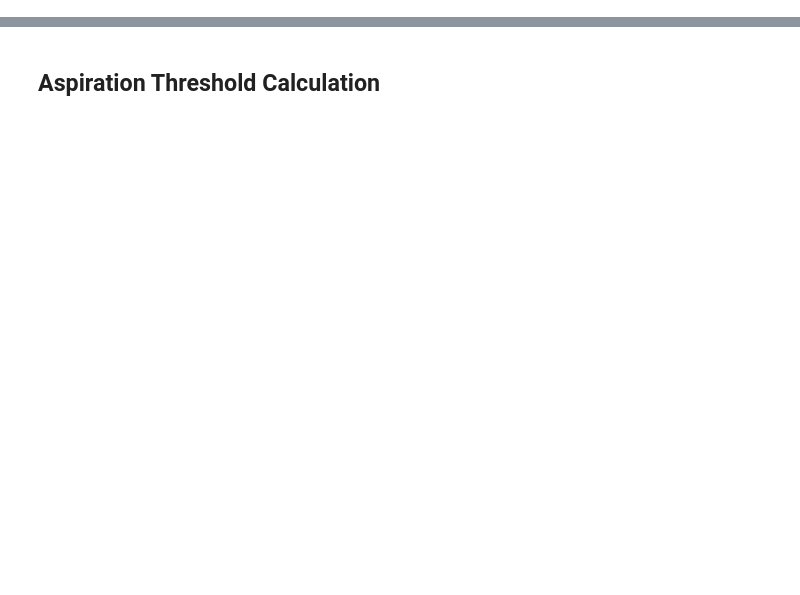
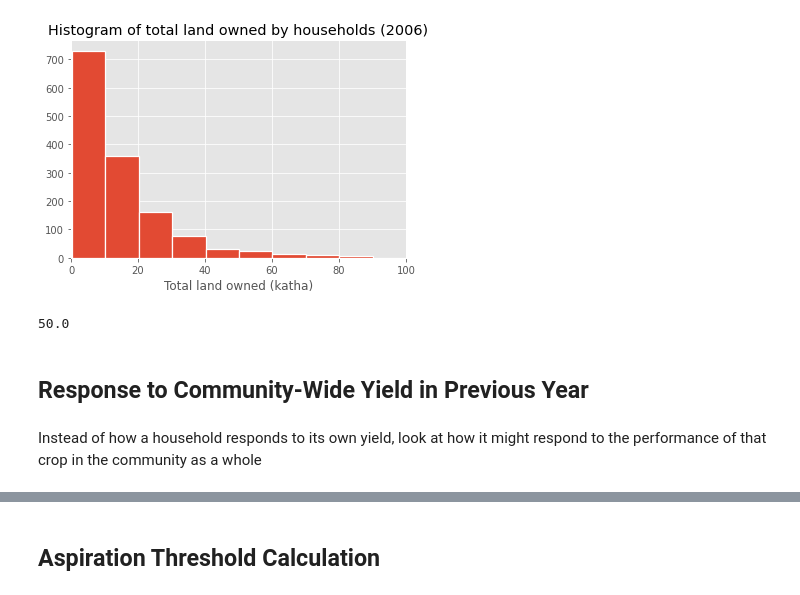
Before and after one commit to nchoquettelevy/NepalFarmerDataAnalysis, a Jupyter notebook: Chitwan.ipynb, the cells around one changed output, grey strips where cells are left out. Cells and saved outputs as stored; diff of their text form; code cells hidden in the pictures; blank space fills up the shorter version.

```diff
--- a/Chitwan.ipynb
+++ b/Chitwan.ipynb
@@ -8,0 +147,24 @@ from sklearn import linear_model
+# %%
+# Total land area data
+land_cvfs = raw_cvfs.filter(regex='A10_64',axis=1).astype(float)
+land_cvfs.replace([999,0],math.nan,inplace=True)
+
+land_array = land_cvfs.values
+land_array = land_array[~np.isnan(land_array)]
+
+fig,ax = plt.subplots()
+ax.hist(land_array,bins=20,edgecolor='white',linewidth=1.25);
+ax.set_xlim((0,100));
+ax.set_title('Histogram of total land owned by households (2006)');
+ax.set_xlabel('Total land owned (katha)');
+# %% [output]
+[figure, added]
+# %%
+# To use as a threshold for large land holdings
+np.quantile(land_array,0.95)
+# %% [output]
+50.0
+# %% [markdown]
+## Response to Community-Wide Yield in Previous Year
+# %% [markdown]
+Instead of how a household responds to its own yield, look at how it might respond to the performance of that crop in the community as a whole
```
Also changed, not shown: parts of 38 cells of this notebook.
